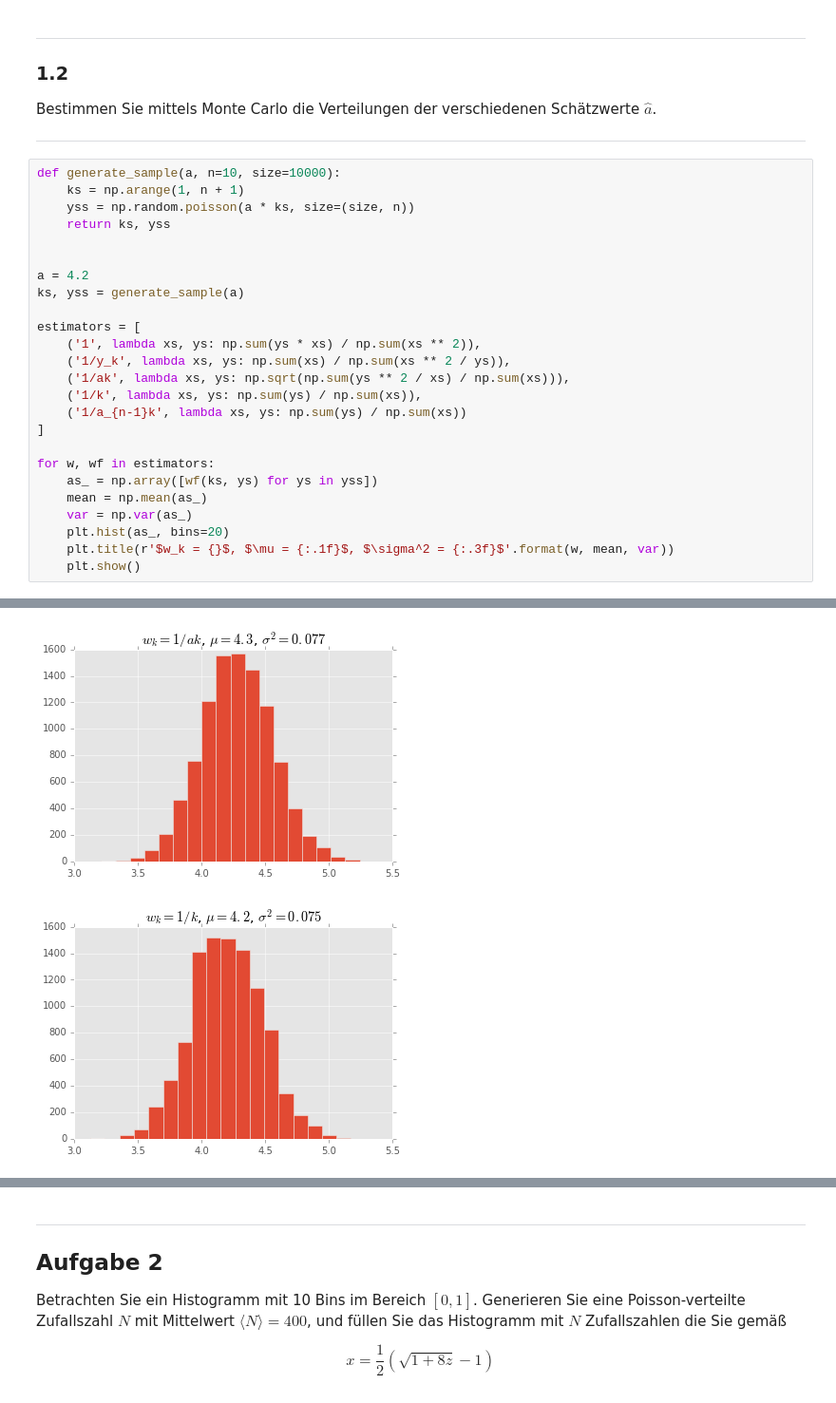
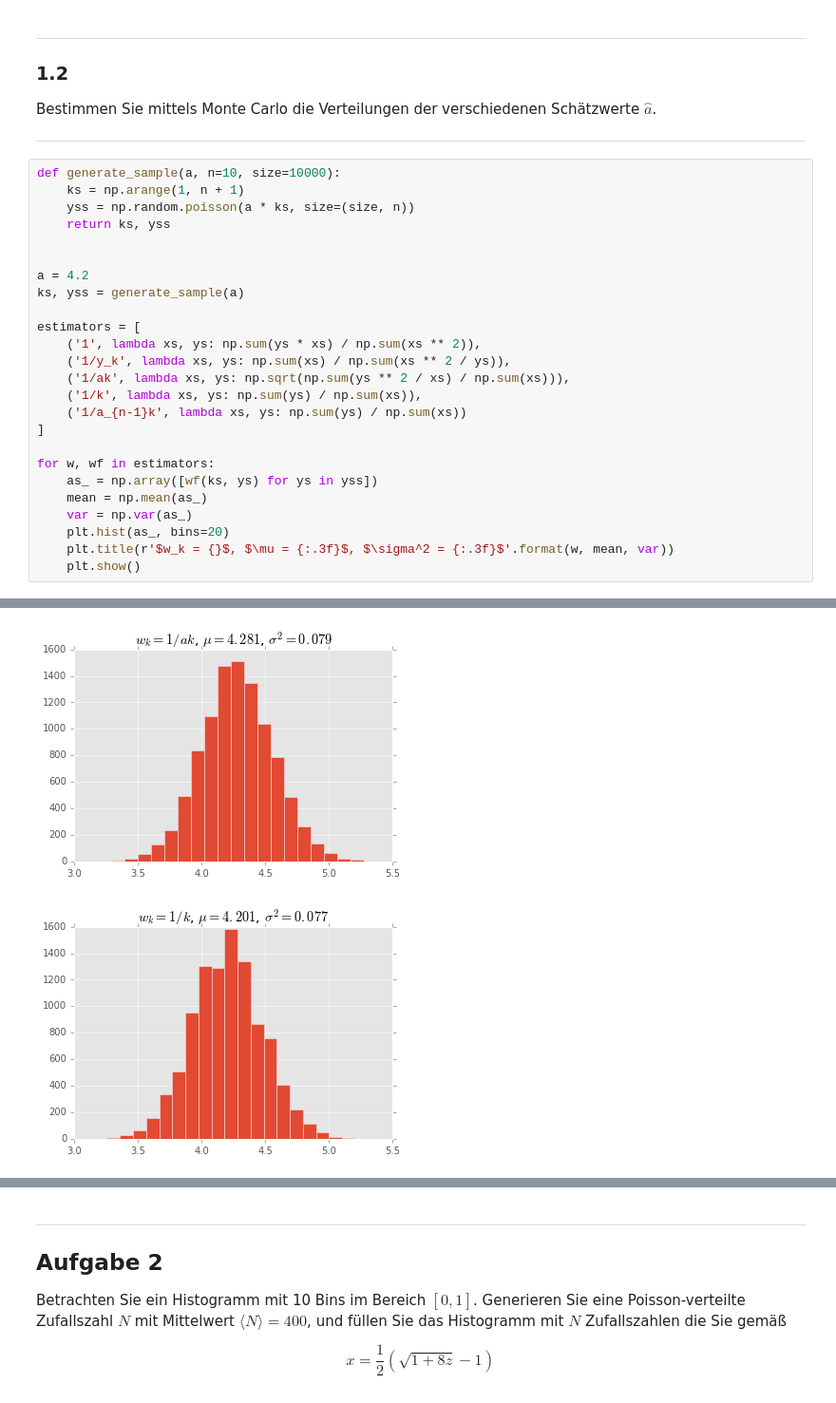
Before and after one commit to kdungs/teaching-SMD2-2016, a Jupyter notebook: solutions/2.ipynb, the cells around one changed output, grey strips where cells are left out. Shown at 95% size. Saved outputs shown, nothing was run; the diff lists cells and outputs as text.

```diff
--- a/solutions/2.ipynb
+++ b/solutions/2.ipynb
@@ -96,6 +96,6 @@ for w, wf in estimators:
     mean = np.mean(as_)
     var = np.var(as_)
     plt.hist(as_, bins=20)
-    plt.title(r'$w_k = {}$, $\mu = {:.1f}$, $\sigma^2 = {:.3f}$'.format(w, mean, var))
+    plt.title(r'$w_k = {}$, $\mu = {:.3f}$, $\sigma^2 = {:.3f}$'.format(w, mean, var))
     plt.show()
 # %% [output]
@@ -104,2 +104,2 @@ for w, wf in estimators:
-[figure, old version]
+[figure, new version]
-[figure, old version]
+[figure, new version]
```
Also changed, not shown: parts of 9 cells of this notebook.
